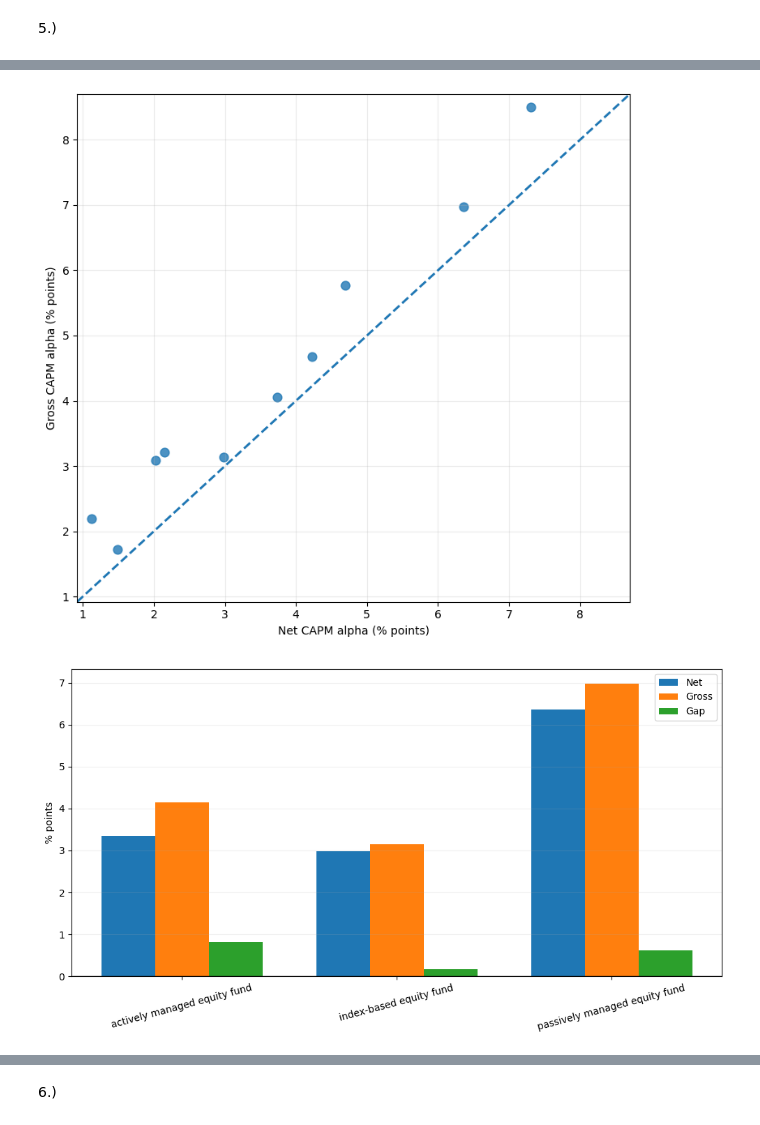
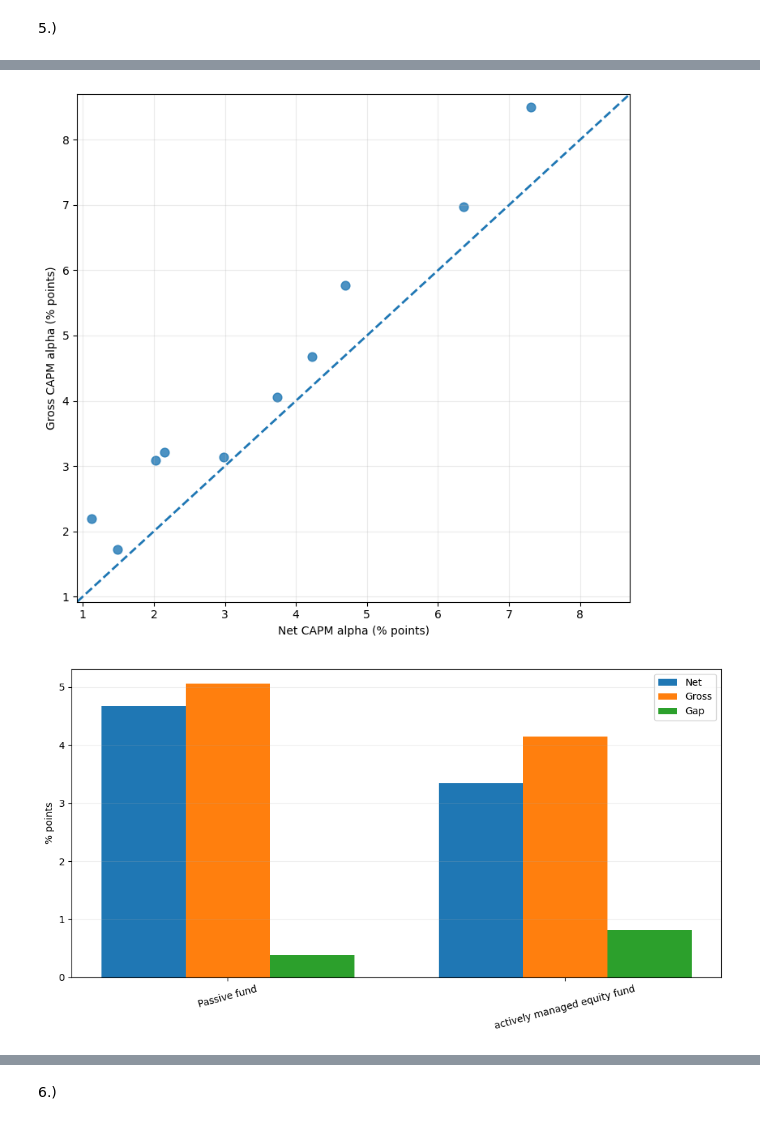
Before and after one commit to uvangludvig-ship-it/Investment_managment_python, a Jupyter notebook: koddelen_version3.ipynb, the cells around one changed output, grey strips where cells are left out. Saved outputs shown, nothing was run; the diff lists cells and outputs as text; code cells hidden in the pictures.

```diff
--- a/koddelen_version3.ipynb
+++ b/koddelen_version3.ipynb
@@ -649,6 +649,11 @@ display(output4_show.style.format({
 # %% [markdown]
 5.)
 # %%
+import numpy as np
+import pandas as pd
+import statsmodels.api as sm
+import matplotlib.pyplot as plt
+
 fund_net   = pd.read_excel("project Funds_2026.xlsx", sheet_name="Net")
 fund_gross = pd.read_excel("project Funds_2026.xlsx", sheet_name="Gross")
 info       = pd.read_excel("project Funds_2026.xlsx", sheet_name="Info")
@@ -705,15 +710,26 @@ if name_col is not None:
 if type_col is not None and type_col in results.columns:
     results[type_col] = results[type_col].astype(str).str.strip()
 
+if type_col is not None and type_col in results.columns:
+    t = results[type_col].astype(str).str.strip().str.lower()
 
+    passive_mask = t.isin([
+        "index-based equity fund",
+        "passively managed equity fund"
+    ])
+
+    results["FundGroup"] = results[type_col]
+    results.loc[passive_mask, "FundGroup"] = "Passive fund"
+else:
+    results["FundGroup"] = "All funds"
 
 main_cols = [
     "net_alpha", "gross_alpha", "gap_gross_minus_net",
     "net_p_alpha", "net_signif_5%",
     "gross_p_alpha", "gross_signif_5%"
 ]
-if type_col is not None and type_col in results.columns:
-    main_cols = [type_col] + main_cols
+
+main_cols = ["FundGroup"] + main_cols
 
 main_table = results[main_cols].sort_values("net_alpha", ascending=False)
 
@@ -748,9 +764,9 @@ def summary_row(df, label):
 
 summary_rows = [summary_row(results, "All funds")]
 
-if type_col is not None and type_col in results.columns:
-    for g, d in results.groupby(type_col):
-        summary_rows.append(summary_row(d, str(g)))
+
+for g, d in results.groupby("FundGroup"):
+    summary_rows.append(summary_row(d, str(g)))
 
 summary_table = pd.DataFrame(summary_rows).set_index("Group")
 
@@ -763,6 +779,7 @@ display(
         "gross_p_alpha": "{:.4f}",
     })
 )
+
 
 plt.figure(figsize=(7.5, 7))
 plt.scatter(100 * results["net_alpha"], 100 * results["gross_alpha"], s=60, alpha=0.8)
@@ -778,22 +795,22 @@ plt.grid(True, alpha=0.25)
 plt.tight_layout()
 plt.show()
 
-if type_col is not None and type_col in results.columns:
-    grp = results.groupby(type_col)[["net_alpha", "gross_alpha", "gap_gross_minus_net"]].mean() * 100
+grp = results.groupby("FundGroup")[["net_alpha", "gross_alpha", "gap_gross_minus_net"]].mean() * 100
 
-    plt.figure(figsize=(10, 5.5))
-    x = np.arange(len(grp.index))
-    w = 0.25
-    plt.bar(x - w, grp["net_alpha"], width=w, label="Net")
-    plt.bar(x,     grp["gross_alpha"], width=w, label="Gross")
-    plt.bar(x + w, grp["gap_gross_minus_net"], width=w, label="Gap")
-    plt.axhline(0, linewidth=1, color="black")
-    plt.xticks(x, grp.index, rotation=15)
-    plt.ylabel("% points")
-    plt.grid(True, axis="y", alpha=0.2)
-    plt.legend()
-    plt.tight_layout()
-    plt.show()
+plt.figure(figsize=(10, 5.5))
+x = np.arange(len(grp.index))
+w = 0.25
+plt.bar(x - w, grp["net_alpha"], width=w, label="Net")
+plt.bar(x,     grp["gross_alpha"], width=w, label="Gross")
+plt.bar(x + w, grp["gap_gross_minus_net"], width=w, label="Gap")
+plt.axhline(0, linewidth=1, color="black")
+plt.xticks(x, grp.index, rotation=15)
+plt.ylabel("% points")
+plt.grid(True, axis="y", alpha=0.2)
+plt.legend()
+plt.tight_layout()
+plt.show()
+
 
 plot_net = results.sort_values("net_alpha", ascending=True).copy()
 colors = np.where(plot_net["net_p_alpha"] < 0.05, "green", "0.55")
@@ -828,5 +844,5 @@ plt.show()
 [figure]
-[figure, old version]
+[figure, new version]
 [figure]
 # %% [markdown]
 6.)
```
Also changed, not shown: parts of 1 cell of this notebook, 1 other file.
